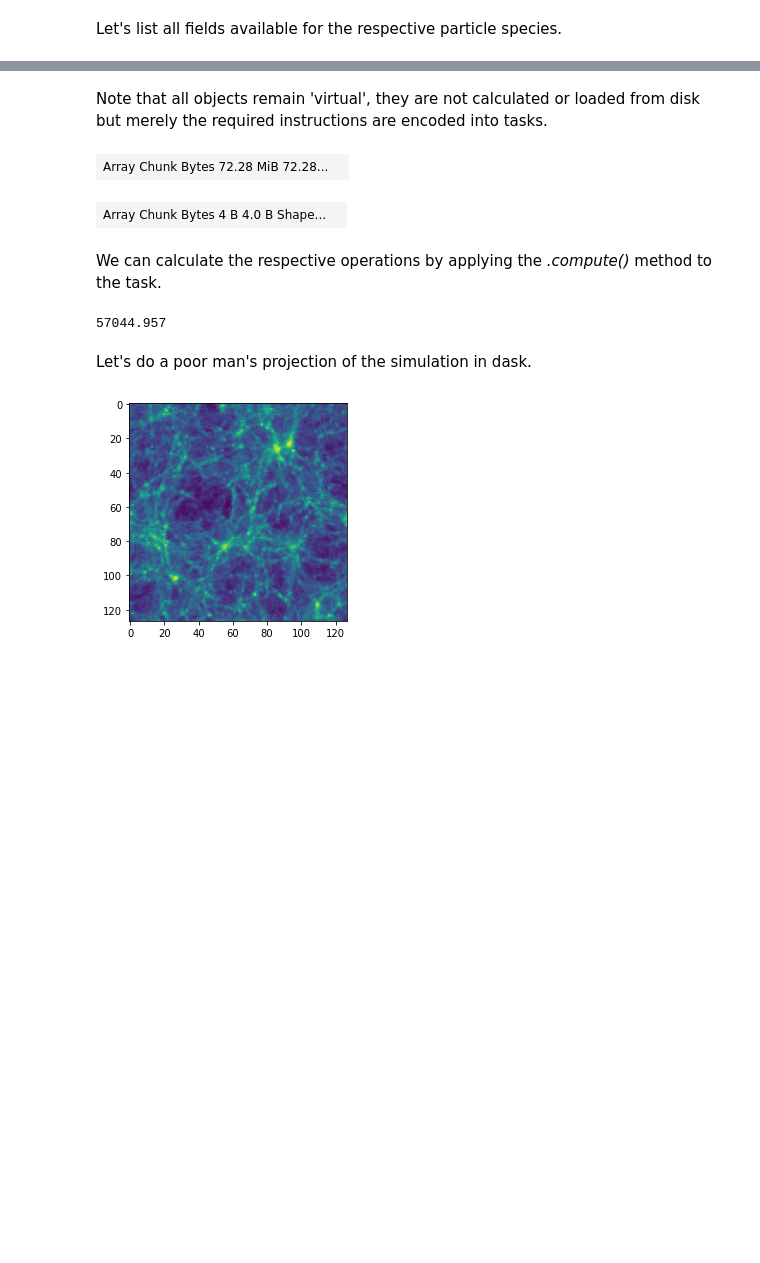
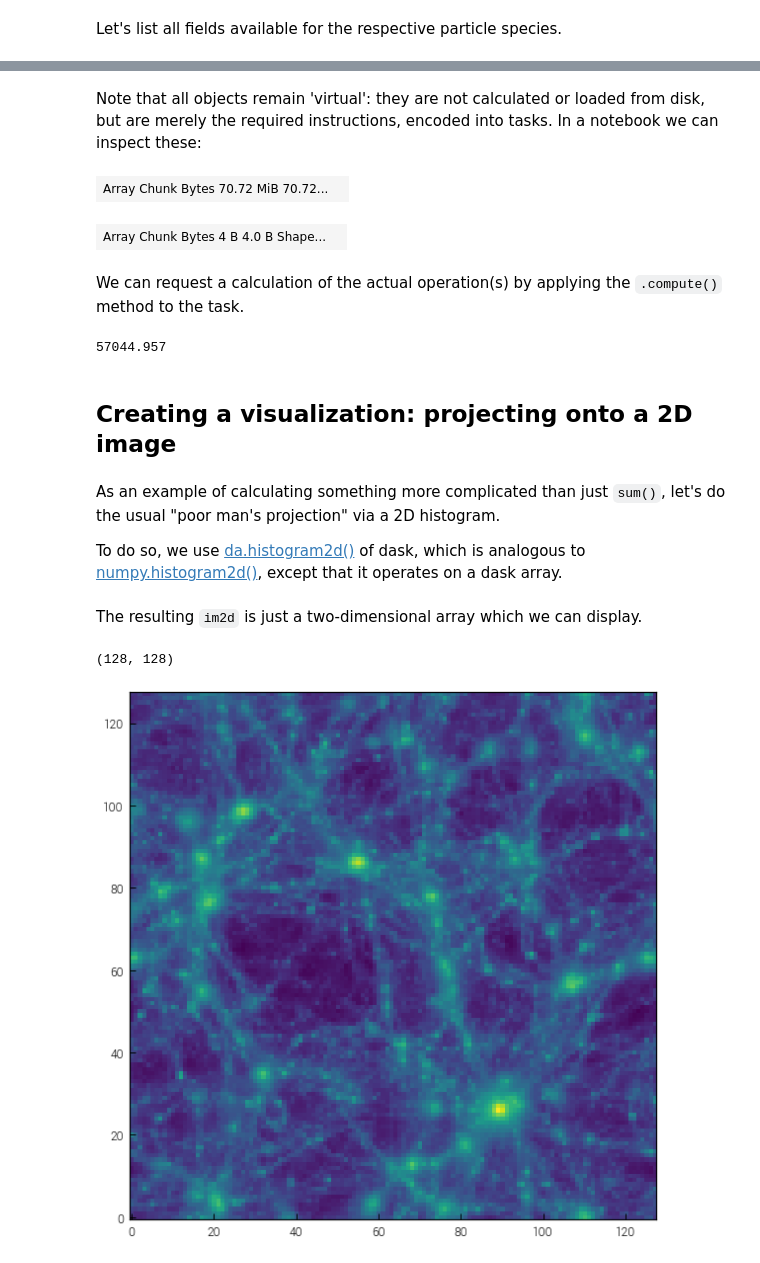
Before and after one commit to cbyrohl/scida, a Jupyter notebook: examples/GettingStarted.ipynb, the cells around one changed output, grey strips where cells are left out. Saved outputs shown, nothing was run; the diff lists cells and outputs as text; code cells hidden in the pictures; blank space fills up the shorter version.

Commit message:
Update Getting Started notebook.

```diff
--- a/examples/GettingStarted.ipynb
+++ b/examples/GettingStarted.ipynb
@@ -3,6 +13,6 @@
 # %%
 from darepo.interface import ArepoSnapshot
-fp = "/data/cbyrohl/TNGdata/TNG50-4/output/snapdir_042"
-snp = ArepoSnapshot(fp)
+path = "../../sims.TNG/TNG50-4/output/snapdir_099/"
+snap = ArepoSnapshot(path)
 # %% [output]
 WARNING:root:No caching directory specified. Initial file read will remain slow.
@@ -90,35 +111,51 @@ mass = snp.datadict["PartType0"]["Masses"]
 task = mass.sum()
 # %% [markdown]
-Note that all objects remain 'virtual', they are not calculated or loaded from disk but merely the required instructions are encoded into tasks.
+Note that all objects remain 'virtual': they are not calculated or loaded from disk, but are merely the required instructions, encoded into tasks. In a notebook we can inspect these:
-# %%
-mass
-# %% [output]
-| Array Chunk Bytes 72.28 MiB 72.28... |  |
+# %%
+masses
+# %% [output]
+| Array Chunk Bytes 70.72 MiB 70.72... |  |
 # %%
 task
 # %% [output]
 | Array Chunk Bytes 4 B 4.0 B Shape... |  |
 # %% [markdown]
-We can calculate the respective operations by applying the *.compute()* method to the task.
+We can request a calculation of the actual operation(s) by applying the `.compute()` method to the task.
 # %%
 task.compute()
 # %% [output]
 57044.957
-# %% [markdown]
-Let's do a poor man's projection of the simulation in dask.
+# %% [markdown]
+## Creating a visualization: projecting onto a 2D image
+# %% [markdown]
+As an example of calculating something more complicated than just `sum()`, let's do the usual "poor man's projection" via a 2D histogram.
+
+To do so, we use [da.histogram2d()](https://docs.dask.org/en/latest/array.html) of dask, which is analogous to [numpy.histogram2d()](https://numpy.org/doc/stable/reference/generated/numpy.histogram2d.html), except that it operates on a dask array.
 # %%
 import dask.array as da
 import numpy as np
-coords = snp.datadict["PartType0"]["Coordinates"]
+
+coords = snap.data["PartType0"]["Coordinates"]
 x = coords[:,0]
 y = coords[:,1]
-result = da.histogram2d(x,y,bins=[np.linspace(0,35000,128),np.linspace(0,35000,128)])
-slcmap = result[0].compute()
+
+nbins = 128
+bins1d = np.linspace(0,snap.header["BoxSize"],nbins+1)
+
+result = da.histogram2d(x,y,bins=[bins1d,bins1d])
+im2d = result[0].compute()
+# %% [markdown]
+The resulting `im2d` is just a two-dimensional array which we can display.
+# %%
+im2d.shape
+# %% [output]
+(128, 128)
 # %%
 import matplotlib.pyplot as plt
 from matplotlib.colors import LogNorm
-plt.imshow(slcmap,norm=LogNorm())
+fig = plt.figure(figsize=(8,8))
+plt.imshow(im2d,norm=LogNorm())
 plt.show()
 # %% [output]
-[figure, old version]
+[figure, new version]
 # %% [markdown]
```
Also changed, not shown: parts of 49 cells of this notebook, 1 other file.
